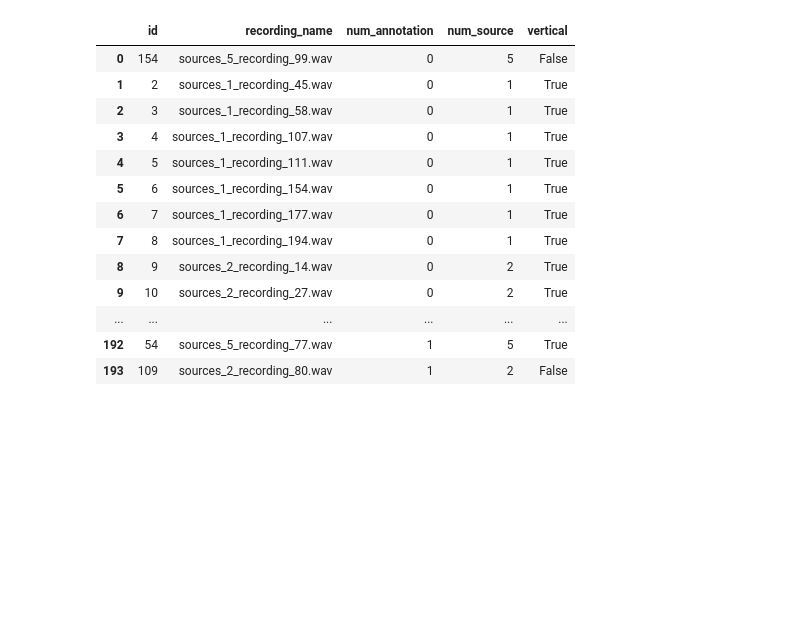
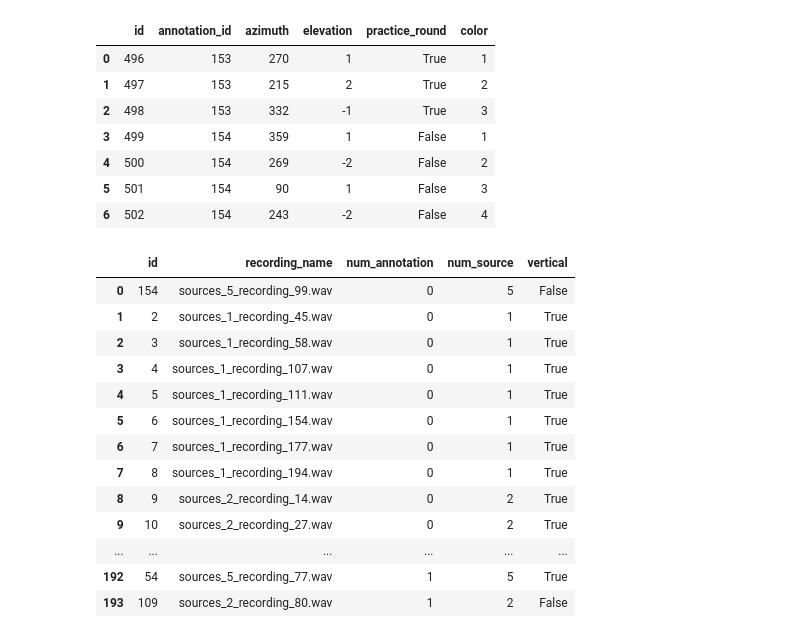
Before and after one commit to ANNIZHENG/Temp-Annotation-Interface, a Jupyter notebook: database/db.ipynb, the cells around one changed output. Drawn from its saved outputs; the diff is of its cells as text; code cells hidden in the pictures; blank space fills up the shorter version.

```diff
--- a/database/db.ipynb
+++ b/database/db.ipynb
@@ -40,2 +53,11 @@ pd.read_sql('''select * from "Interaction" where annotation_id = '151' or annota
 # %%
-pd.read_sql('''select * from "Location" where annotation_id = '151' or annotation_id = '152' ''', eng)
+pd.read_sql('''select * from "Location" where annotation_id = '153' or annotation_id = '154' ''', eng)
+# %% [output]
+|  | id | annotation_id | azimuth | elevation | practice_round | color |
+| 0 | 496 | 153 | 270 | 1 | True | 1 |
+| 1 | 497 | 153 | 215 | 2 | True | 2 |
+| 2 | 498 | 153 | 332 | -1 | True | 3 |
+| 3 | 499 | 154 | 359 | 1 | False | 1 |
+| 4 | 500 | 154 | 269 | -2 | False | 2 |
+| 5 | 501 | 154 | 90 | 1 | False | 3 |
+| 6 | 502 | 154 | 243 | -2 | False | 4 |
```
Also changed, not shown: parts of 5 cells of this notebook, 1 other file.
